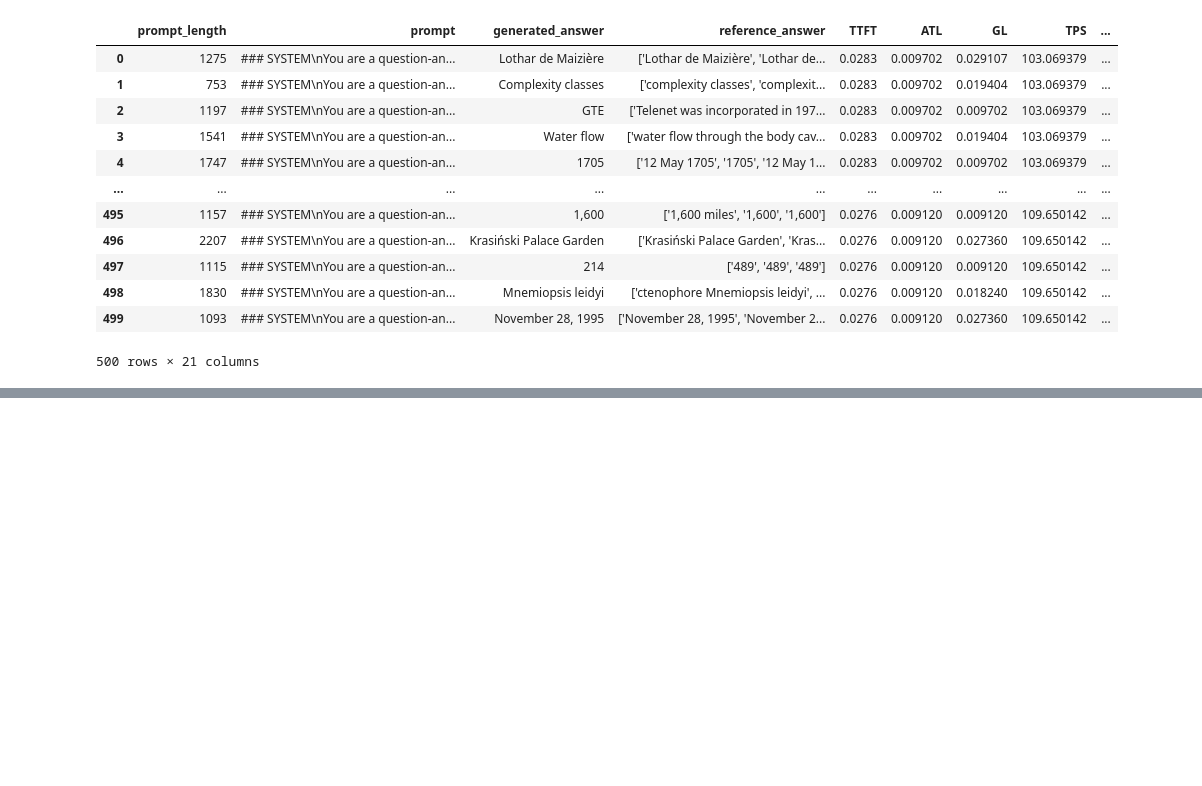
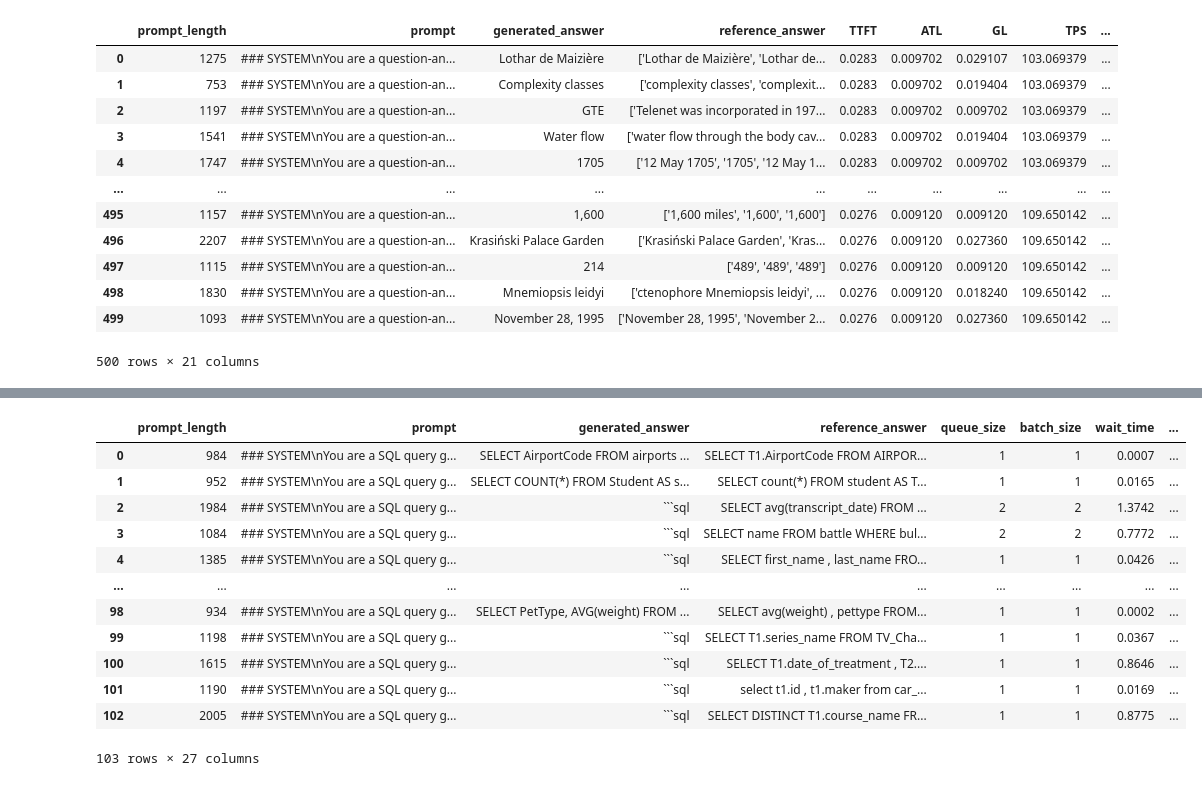
Before and after one commit to slinusc/fast_llm_inference, a Jupyter notebook: fix.ipynb, the cells around one changed output, grey strips where cells are left out. Saved outputs shown, nothing was run; the diff lists cells and outputs as text; code cells hidden in the pictures; blank space fills up the shorter version.

````diff
--- a/fix.ipynb
+++ b/fix.ipynb
@@ -164,3 +164,7 @@ fixed_data
 | 498 | 1830 | ### SYSTEM\nYou are a question-an... | Mnemiopsis leidyi | ['ctenophore Mnemiopsis leidyi', ... | 0.0276 | 0.009120 | 0.018240 | 109.650142 | ... |
 | 499 | 1093 | ### SYSTEM\nYou are a question-an... | November 28, 1995 | ['November 28, 1995', 'November 2... | 0.0276 | 0.009120 | 0.027360 | 109.650142 | ... |
 500 rows × 21 columns
+# %%
+import pandas as pd
+
+data = pd.read_csv("/home/ubuntu/fast_llm_inference/results/llama.cpp_gemma-2-2b-it-fp16.gguf_sql_1QPS_120s_server.csv")
@@ -166,0 +183,16 @@ fixed_data
+# %%
+data
+# %% [output]
+|  | prompt_length | prompt | generated_answer | reference_answer | queue_size | batch_size | wait_time | ... |
+| 0 | 984 | ### SYSTEM\nYou are a SQL query g... | SELECT AirportCode FROM airports ... | SELECT T1.AirportCode FROM AIRPOR... | 1 | 1 | 0.0007 | ... |
+| 1 | 952 | ### SYSTEM\nYou are a SQL query g... | SELECT COUNT(*) FROM Student AS s... | SELECT count(*) FROM student AS T... | 1 | 1 | 0.0165 | ... |
+| 2 | 1984 | ### SYSTEM\nYou are a SQL query g... | ```sql | SELECT avg(transcript_date) FROM ... | 2 | 2 | 1.3742 | ... |
+| 3 | 1084 | ### SYSTEM\nYou are a SQL query g... | ```sql | SELECT name FROM battle WHERE bul... | 2 | 2 | 0.7772 | ... |
+| 4 | 1385 | ### SYSTEM\nYou are a SQL query g... | ```sql | SELECT first_name , last_name FRO... | 1 | 1 | 0.0426 | ... |
+| ... | ... | ... | ... | ... | ... | ... | ... | ... |
+| 98 | 934 | ### SYSTEM\nYou are a SQL query g... | SELECT PetType, AVG(weight) FROM ... | SELECT avg(weight) , pettype FROM... | 1 | 1 | 0.0002 | ... |
+| 99 | 1198 | ### SYSTEM\nYou are a SQL query g... | ```sql | SELECT T1.series_name FROM TV_Cha... | 1 | 1 | 0.0367 | ... |
+| 100 | 1615 | ### SYSTEM\nYou are a SQL query g... | ```sql | SELECT T1.date_of_treatment , T2.... | 1 | 1 | 0.8646 | ... |
+| 101 | 1190 | ### SYSTEM\nYou are a SQL query g... | ```sql | select t1.id , t1.maker from car_... | 1 | 1 | 0.0169 | ... |
+| 102 | 2005 | ### SYSTEM\nYou are a SQL query g... | ```sql | SELECT DISTINCT T1.course_name FR... | 1 | 1 | 0.8775 | ... |
+103 rows × 27 columns
````
Also changed, not shown: parts of 1 cell of this notebook, 4 other files.
